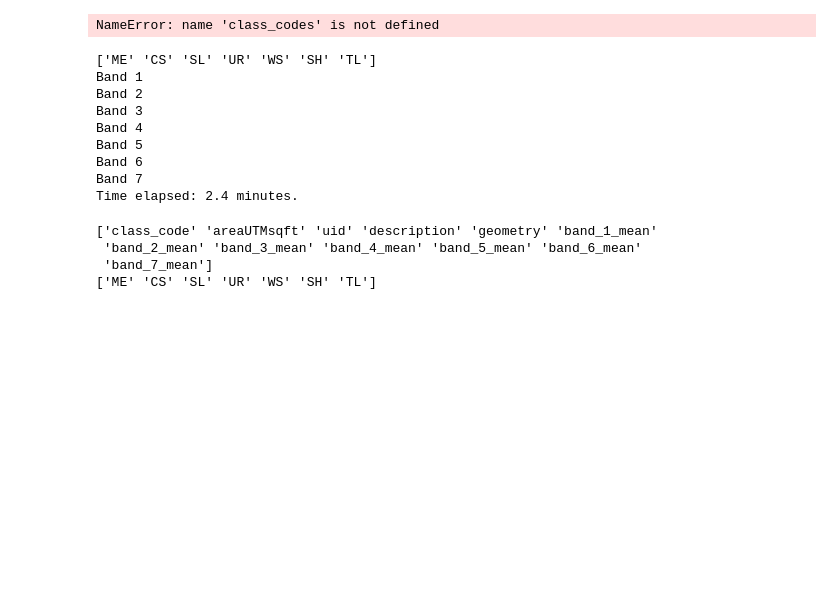
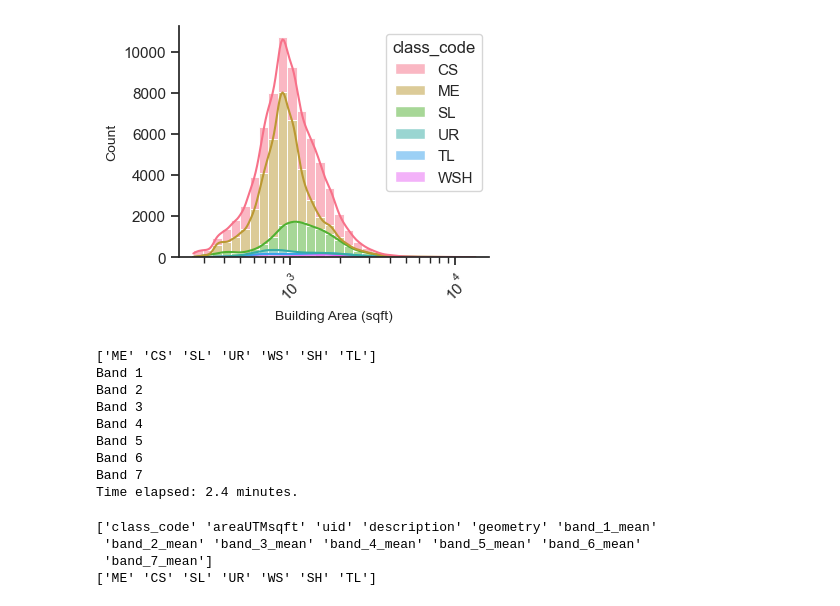
Before and after one commit to maxwellCcook/rooftop-mapping, a Jupyter notebook: code/Figures.ipynb, the cells around one changed output. Saved outputs shown, nothing was run; the diff lists cells and outputs as text; code cells hidden in the pictures; blank space fills up the shorter version.

```diff
--- a/code/Figures.ipynb
+++ b/code/Figures.ipynb
@@ -95,11 +118,33 @@ Data Type: float32
-# %%
-# Plot the abundance maps
-print(list(class_codes))
-ep.plot_bands(
-    stack, title=list(class_codes), figsize=(8,8)
-)
-# %% [output]
-NameError: name 'class_codes' is not defined
+# %%
+# Create a histogram of building size with class_code as the hue
+sns.set_theme(style="ticks")
+f, ax = plt.subplots(figsize=(4, 3))  # Adjusted the size for better visibility
+sns.despine(f)
+
+# Set the x-axis to show a logarithmic scale with appropriate ticks
+ax.xaxis.set_major_formatter(mpl.ticker.ScalarFormatter())
+ax.set_xticks([0.1, 10, 100, 1000, 10000, 100000])
+ax.set_yscale('linear')  # Keep the y-axis linear unless you want log scale
+
+# Create a histogram colored by class_code
+sns.histplot(
+    data=footprints,
+    x="areaUTMsqft",
+    bins=30,
+    log_scale=True,
+    kde=True,
+    hue="class_code",  # Color by class_code
+    multiple="stack",  # Stack the bars for each class
+    palette=class_palette
+)
+
+# Set labels and title
+ax.set_xlabel('Building Area (sqft)', fontsize=10)
+ax.set_ylabel('Count', fontsize=10)
+plt.xticks(rotation=45)  # Rotate x labels if necessary
+plt.show()
+# %% [output]
+[figure, added]
 # %%
 
 import time
```
Also changed, not shown: parts of 6 cells of this notebook, 8 other files.
